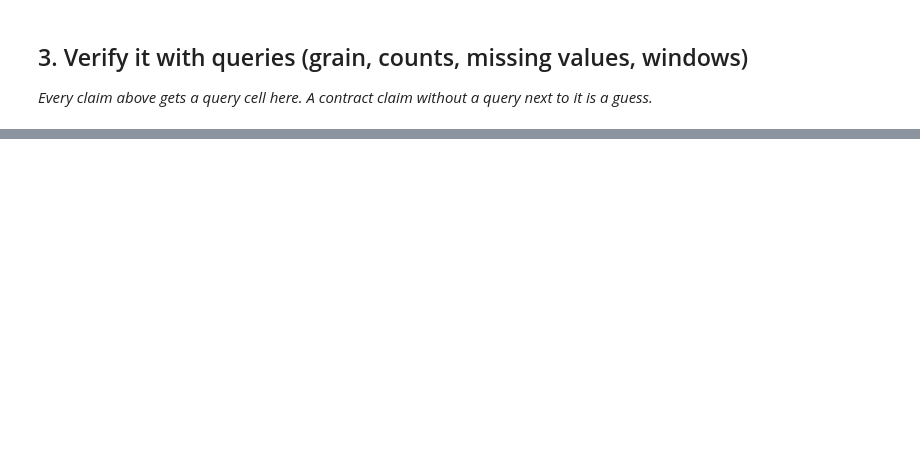
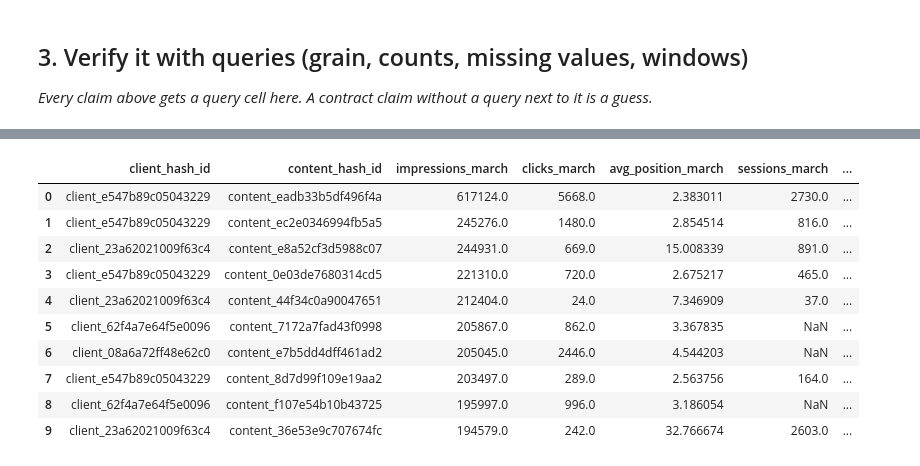
Before and after one commit to ReposofPriyanka/flyrank-ai-internship-ml-track, a Jupyter notebook: work/notebooks/w03_data_contract.ipynb, the cells around one changed output, grey strips where cells are left out. Cells and saved outputs as stored; diff of their text form; code cells hidden in the pictures; blank space fills up the shorter version.

```diff
--- a/work/notebooks/w03_data_contract.ipynb
+++ b/work/notebooks/w03_data_contract.ipynb
@@ -26,0 +486,14 @@ This skeleton is yours to fill. Work the sections **in order** — each one has
+# %%
+# STEP 11 — DELIBERATE LEAKAGE EXPERIMENT
+#
+# This is intentionally WRONG.
+# We are putting the future outcome directly into a feature.
+
+model_frame["leaky_feature"] = model_frame["future_trend_pct"]
+
+model_frame[
+    [
+        "future_trend_pct",
+        "leaky_feature"
+    ]
+].head()
@@ -26,0 +524,9 @@ This skeleton is yours to fill. Work the sections **in order** — each one has
+# %%
+# STEP 13 — Remove the leaked feature
+
+model_frame = model_frame.drop(
+    columns=["leaky_feature"]
+)
+
+print("Leaky feature removed.")
+print(model_frame.columns.tolist())
@@ -26,0 +592,29 @@ This skeleton is yours to fill. Work the sections **in order** — each one has
+# %%
+# STEP 15 — Display the final honest feature + outcome frame
+
+final_frame = model_frame[
+    [
+        "client_hash_id",
+        "content_hash_id",
+        "impressions_march",
+        "clicks_march",
+        "avg_position_march",
+        "sessions_march",
+        "engagement_rate_march",
+        "future_trend_pct"
+    ]
+]
+
+final_frame.head(10)
+# %% [output]
+|  | client_hash_id | content_hash_id | impressions_march | clicks_march | avg_position_march | sessions_march | ... |
+| 0 | client_e547b89c05043229 | content_eadb33b5df496f4a | 617124.0 | 5668.0 | 2.383011 | 2730.0 | ... |
+| 1 | client_e547b89c05043229 | content_ec2e0346994fb5a5 | 245276.0 | 1480.0 | 2.854514 | 816.0 | ... |
+| 2 | client_23a62021009f63c4 | content_e8a52cf3d5988c07 | 244931.0 | 669.0 | 15.008339 | 891.0 | ... |
+| 3 | client_e547b89c05043229 | content_0e03de7680314cd5 | 221310.0 | 720.0 | 2.675217 | 465.0 | ... |
+| 4 | client_23a62021009f63c4 | content_44f34c0a90047651 | 212404.0 | 24.0 | 7.346909 | 37.0 | ... |
+| 5 | client_62f4a7e64f5e0096 | content_7172a7fad43f0998 | 205867.0 | 862.0 | 3.367835 | NaN | ... |
+| 6 | client_08a6a72ff48e62c0 | content_e7b5dd4dff461ad2 | 205045.0 | 2446.0 | 4.544203 | NaN | ... |
+| 7 | client_e547b89c05043229 | content_8d7d99f109e19aa2 | 203497.0 | 289.0 | 2.563756 | 164.0 | ... |
+| 8 | client_62f4a7e64f5e0096 | content_f107e54b10b43725 | 195997.0 | 996.0 | 3.186054 | NaN | ... |
+| 9 | client_23a62021009f63c4 | content_36e53e9c707674fc | 194579.0 | 242.0 | 32.766674 | 2603.0 | ... |
```
Also changed, not shown: parts of 28 cells of this notebook.
